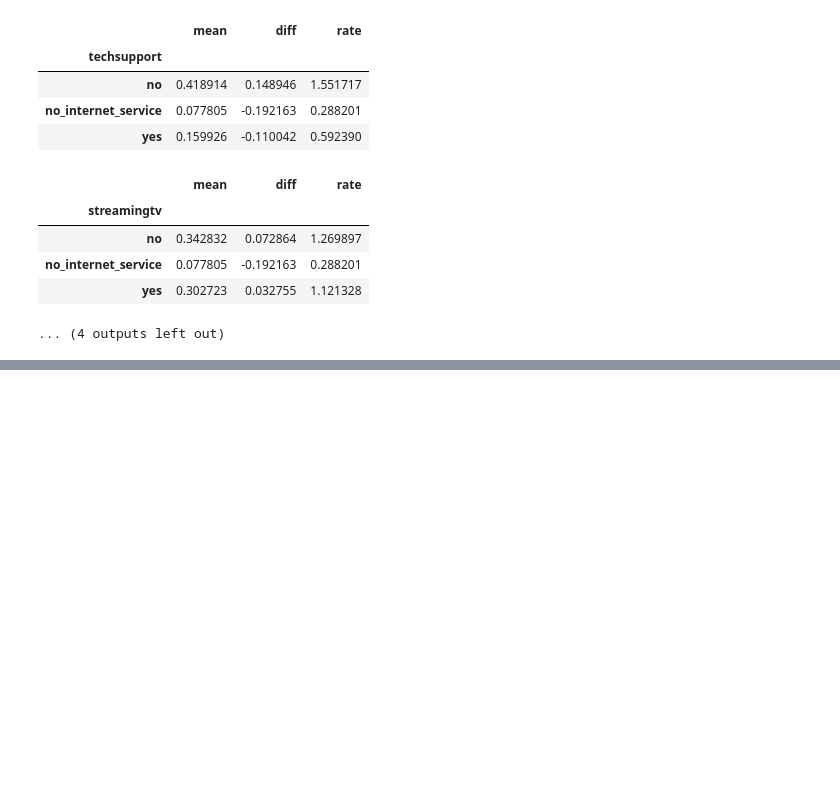
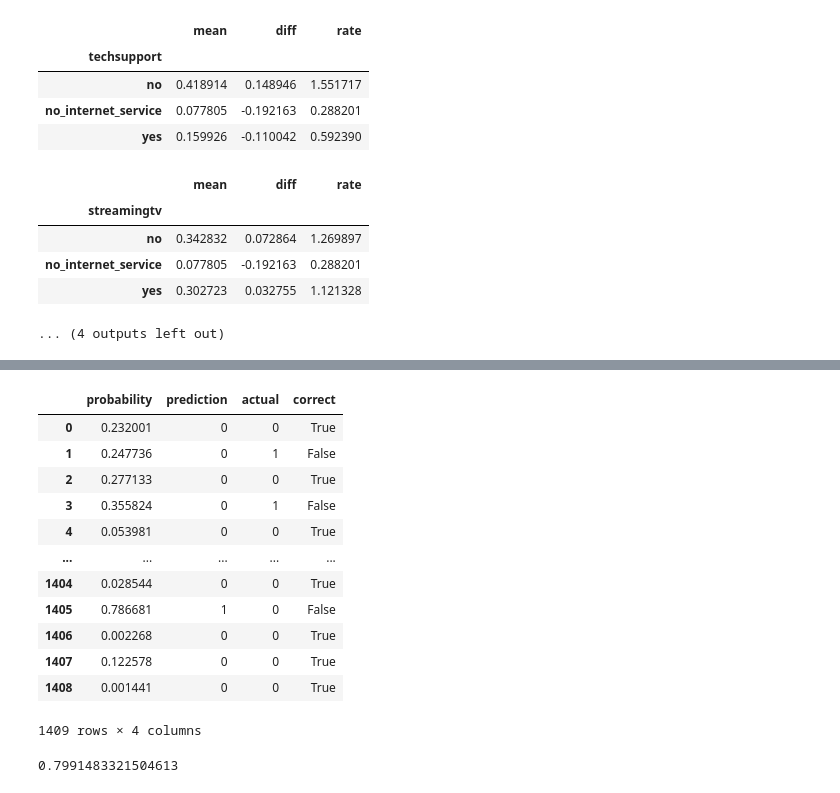
Before and after one commit to TeslimAdeyanju/DataTalks.Club-course-ml-zoomcamp, a Jupyter notebook: module-3-note-machine_learning_for_classification.ipynb, the cells around one changed output, grey strips where cells are left out. Drawn from its saved outputs; the diff is of its cells as text; code cells hidden in the pictures; blank space fills up the shorter version.

```diff
--- a/module-3-note-machine_learning_for_classification.ipynb
+++ b/module-3-note-machine_learning_for_classification.ipynb
@@ -618,0 +734,4 @@ for col in categorical:
+# %%
+# fitting the model
+model = LogisticRegression(solver='liblinear', random_state=1)
+model.fit(X_train, y_train)
@@ -618,0 +767,4 @@ for col in categorical:
+# %%
+# model prediction focusing on the soft prediction
+y_pred = model.predict_proba(X_val)[:, 1]
+y_pred
@@ -618,0 +774,3 @@ for col in categorical:
+# %%
+# setting the threshold to 0.5
+churn_decision = (y_pred >= 0.5)
@@ -618,0 +782,5 @@ for col in categorical:
+# %%
+df_pred = pd.DataFrame()
+df_pred['probability'] = y_pred
+df_pred['prediction'] = churn_decision.astype(int)
+df_pred['actual'] = y_val
@@ -618,0 +803,21 @@ for col in categorical:
+# %%
+df_pred['correct'] = df_pred.prediction == df_pred.actual
+df_pred
+# %% [output]
+|  | probability | prediction | actual | correct |
+| 0 | 0.232001 | 0 | 0 | True |
+| 1 | 0.247736 | 0 | 1 | False |
+| 2 | 0.277133 | 0 | 0 | True |
+| 3 | 0.355824 | 0 | 1 | False |
+| 4 | 0.053981 | 0 | 0 | True |
+| ... | ... | ... | ... | ... |
+| 1404 | 0.028544 | 0 | 0 | True |
+| 1405 | 0.786681 | 1 | 0 | False |
+| 1406 | 0.002268 | 0 | 0 | True |
+| 1407 | 0.122578 | 0 | 0 | True |
+| 1408 | 0.001441 | 0 | 0 | True |
+1409 rows × 4 columns
+# %%
+df_pred.correct.mean()
+# %% [output]
+0.7991483321504613
```
Also changed, not shown: parts of 63 cells of this notebook, 1 other file.
